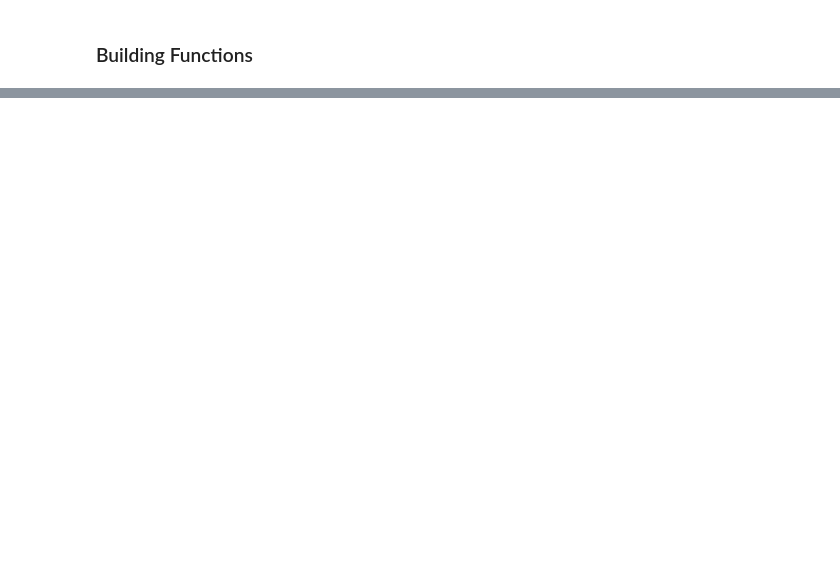
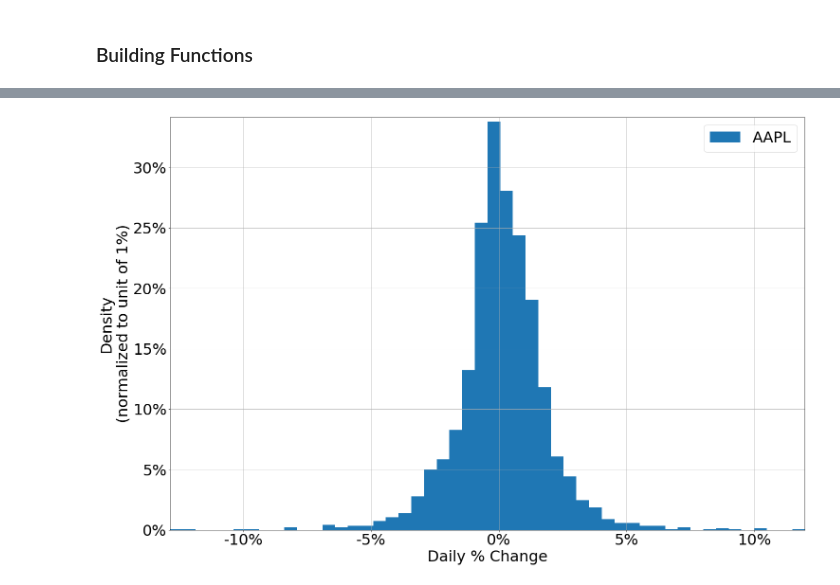
Before and after one commit to iadubovoy/ECON_411, a Jupyter notebook: In-Class Projects/Project 5 - Building Functions and Visualizing Distribution .ipynb, the cells around one changed output, grey strips where cells are left out. Saved outputs shown, nothing was run; the diff lists cells and outputs as text; code cells hidden in the pictures; blank space fills up the shorter version.

```diff
--- a/In-Class Projects/Project 5 - Building Functions and Visualizing Distribution .ipynb
+++ b/In-Class Projects/Project 5 - Building Functions and Visualizing Distribution .ipynb
@@ -179,0 +342,18 @@ list 2 kurtosis 3.0860038825064446
+# %%
+fig, ax = plt.subplots(figsize = (24,16))
+price_change_data["AAPL"].hist(bins = 50,
+                               density = True,
+                               label = "AAPL")
+
+x_vals = ax.get_xticks()
+ax.set_xticklabels([str(int(x)) + "%" for x in x_vals])
+ax.set_xlabel("Daily % Change")
+
+y_vals = ax.get_yticks()
+ax.set_yticklabels([str(int(y * 100))+ "%" for y in y_vals])
+ax.set_ylabel("Density\n(normalized to unit of 1%)")
+
+plt.legend()
+plt.show()
+# %% [output]
+[figure, added]
```
Also changed, not shown: parts of 21 cells of this notebook, 5 other files.
